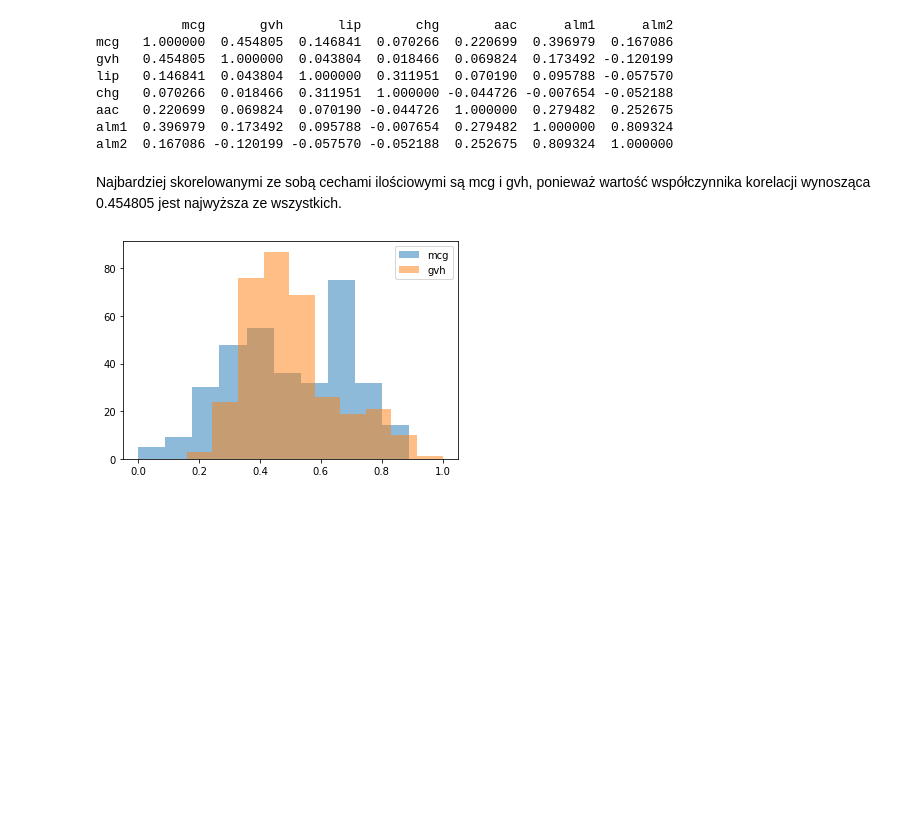
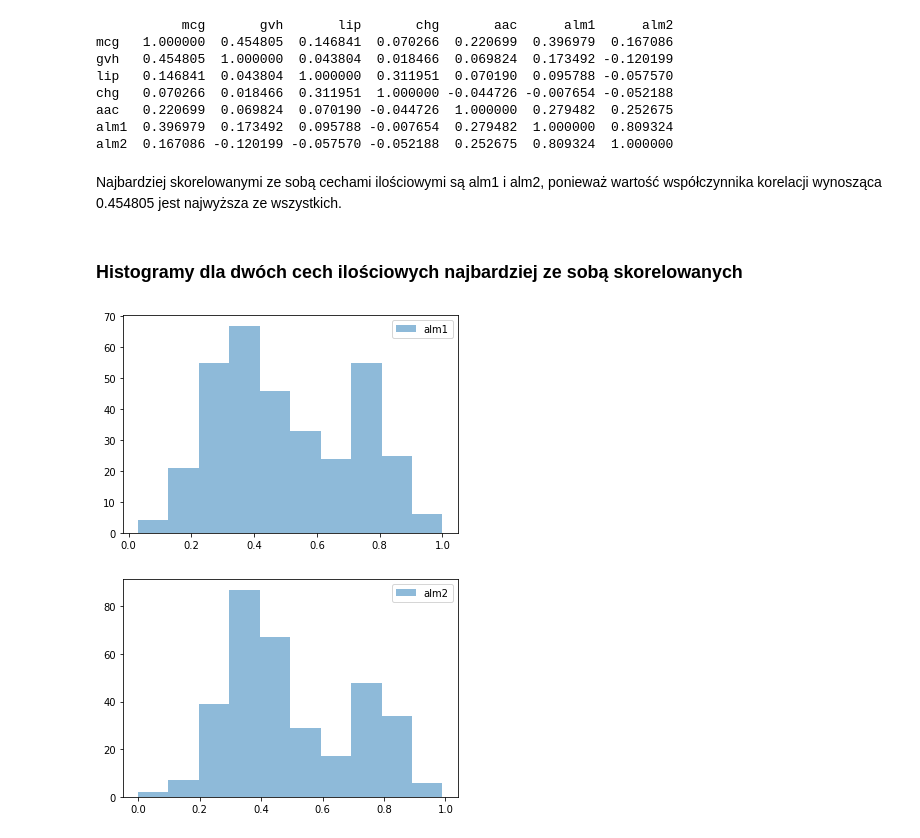
Before and after one commit to NozderkaJakub/python-zadanie-3, a Jupyter notebook: Untitled.ipynb, the cells around one changed output. Cells and saved outputs as stored; diff of their text form; code cells hidden in the pictures; blank space fills up the shorter version.

```diff
--- a/Untitled.ipynb
+++ b/Untitled.ipynb
@@ -113,4 +61,4 @@ aac   0.220699  0.069824  0.070190 -0.044726  1.000000  0.279482  0.252675
 alm1  0.396979  0.173492  0.095788 -0.007654  0.279482  1.000000  0.809324
 alm2  0.167086 -0.120199 -0.057570 -0.052188  0.252675  0.809324  1.000000
 # %% [markdown]
-Najbardziej skorelowanymi ze sobą cechami ilościowymi są mcg i gvh, ponieważ wartość współczynnika korelacji wynosząca 0.454805 jest najwyższa ze wszystkich.
+Najbardziej skorelowanymi ze sobą cechami ilościowymi są alm1 i alm2, ponieważ wartość współczynnika korelacji wynosząca 0.454805 jest najwyższa ze wszystkich.
@@ -119,5 +65,8 @@ from analyzer import Analize
-# %%
-mcg_gvh = d.get_subdata_by_columns(['mcg', 'gvh'])
-Analize.histogram(mcg_gvh)
-# %% [output]
-[figure, removed]
+# %% [markdown]
+### Histogramy dla dwóch cech ilościowych najbardziej ze sobą skorelowanych
+# %%
+Analize.histogram(alm1)
+Analize.histogram(alm2)
+# %% [output]
+[figure, added]
+[figure, added]
```
Also changed, not shown: parts of 25 cells of this notebook, 3 other files.
